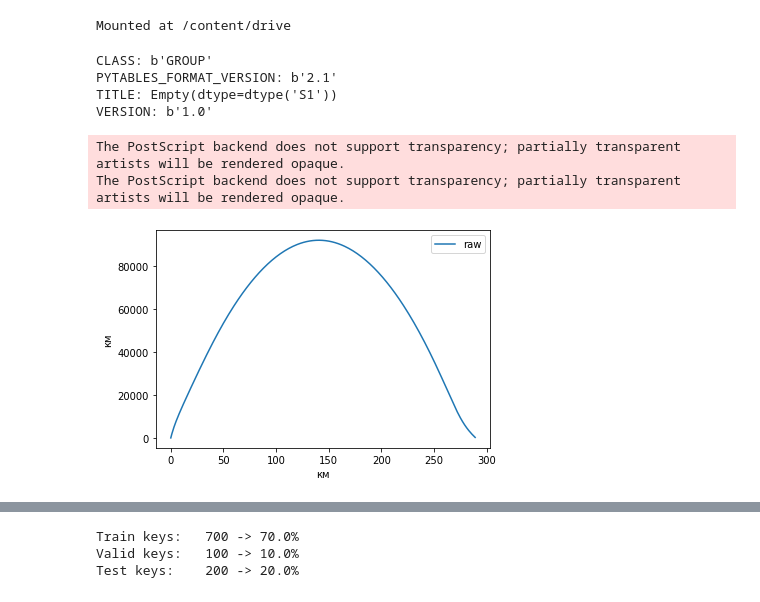
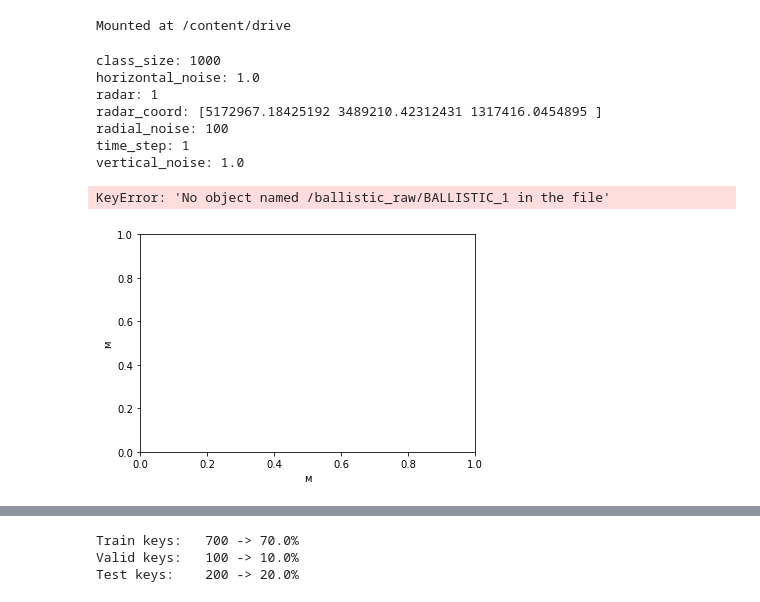
Before and after one commit to dart9905/-oursework, a Jupyter notebook: KalmanNN/KalmanNN.ipynb, the cells around one changed output, grey strips where cells are left out. Saved outputs shown, nothing was run; the diff lists cells and outputs as text; code cells hidden in the pictures.

```diff
--- a/KalmanNN/KalmanNN.ipynb
+++ b/KalmanNN/KalmanNN.ipynb
@@ -970,28 +970,30 @@ drive.mount('/content/drive')
 Mounted at /content/drive
 # %%
 # reading
-name_file_trajectories = '/content/drive/MyDrive/Документы/NN/ballistic_batch_1000_nopad.h5'#'/content/drive/MyDrive/Документы/NN/2021-05-08-04-13.h5' #'/content/2021-05-08-04-13.h5'
+name_file_trajectories = '/Users/alexkhromov/Google Диск/Документы/NN/2021-05-08-04-13.h5'#'/content/drive/MyDrive/Документы/NN/ballistic_batch_1000_nopad.h5'#'/content/drive/MyDrive/Документы/NN/2021-05-08-04-13.h5' #'/content/2021-05-08-04-13.h5'
 try:
     dset = read_trajectories(name_file_trajectories)
 except FileNotFoundError:
     assert "NO file!!!"
 # %% [output]
-CLASS: b'GROUP'
-PYTABLES_FORMAT_VERSION: b'2.1'
-TITLE: Empty(dtype=dtype('S1'))
-VERSION: b'1.0'
+class_size: 1000
+horizontal_noise: 1.0
+radar: 1
+radar_coord: [5172967.18425192 3489210.42312431 1317416.0454895 ]
+radial_noise: 100
+time_step: 1
+vertical_noise: 1.0
 # %%
 fig, ax = plt.subplots()
-plt.ylabel('км')
-plt.xlabel('км')
+plt.ylabel('м')
+plt.xlabel('м')
 v = dset['/ballistic_raw/BALLISTIC_1']
 plt.plot(v.t, v.alt, label='raw')
 plt.legend()
 fig.savefig('filename.eps', format='eps')
 plt.show()
 # %% [output]
-The PostScript backend does not support transparency; partially transparent artists will be rendered opaque.
-The PostScript backend does not support transparency; partially transparent artists will be rendered opaque.
+KeyError: 'No object named /ballistic_raw/BALLISTIC_1 in the file'
-[figure, old version]
+[figure, new version]
 # %%
 fig, ax = plt.subplots()
```
Also changed, not shown: parts of 1 cell of this notebook, 19 other files.
